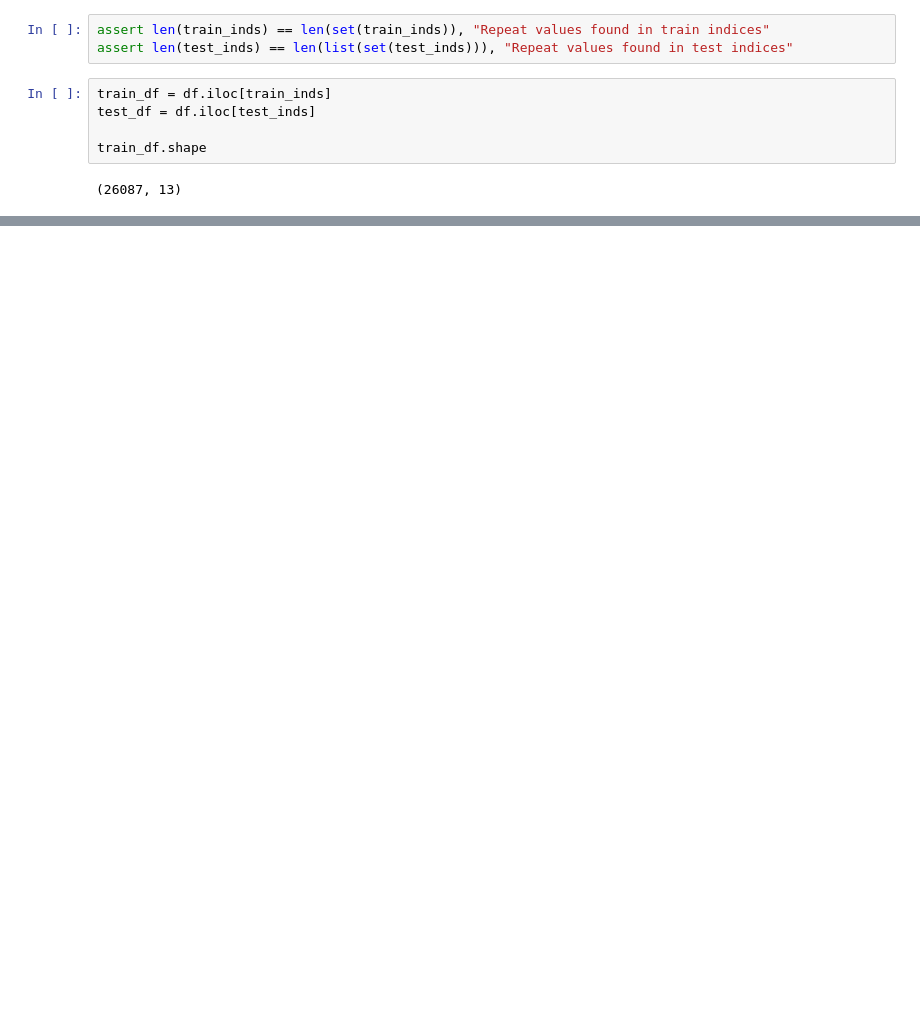
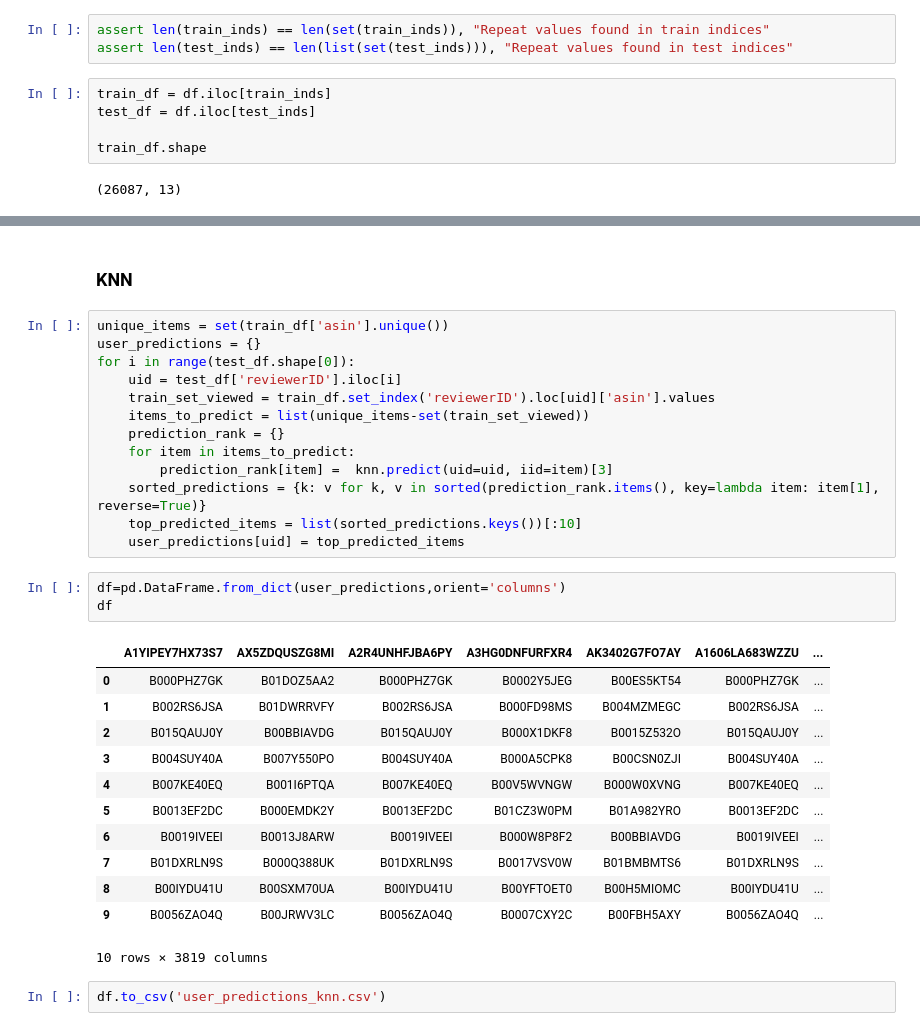
Before and after one commit to Ian-Hardy/CSE_272_HW2, a Jupyter notebook: HW_2_Recommenders.ipynb, the cells around one changed output, grey strips where cells are left out. Cells and saved outputs as stored; diff of their text form; blank space fills up the shorter version.

```diff
--- a/HW_2_Recommenders.ipynb
+++ b/HW_2_Recommenders.ipynb
@@ -207,0 +439,33 @@ df.to_csv('user_predictions.csv')
+# %% [markdown]
+### KNN
+# %%
+unique_items = set(train_df['asin'].unique())
+user_predictions = {}
+for i in range(test_df.shape[0]):
+    uid = test_df['reviewerID'].iloc[i]
+    train_set_viewed = train_df.set_index('reviewerID').loc[uid]['asin'].values
+    items_to_predict = list(unique_items-set(train_set_viewed))
+    prediction_rank = {}
+    for item in items_to_predict:
+        prediction_rank[item] =  knn.predict(uid=uid, iid=item)[3]
+    sorted_predictions = {k: v for k, v in sorted(prediction_rank.items(), key=lambda item: item[1], reverse=True)}
+    top_predicted_items = list(sorted_predictions.keys())[:10]
+    user_predictions[uid] = top_predicted_items
+# %%
+df=pd.DataFrame.from_dict(user_predictions,orient='columns')
+df
+# %% [output]
+|  | A1YIPEY7HX73S7 | AX5ZDQUSZG8MI | A2R4UNHFJBA6PY | A3HG0DNFURFXR4 | AK3402G7FO7AY | A1606LA683WZZU | ... |
+| 0 | B000PHZ7GK | B01DOZ5AA2 | B000PHZ7GK | B0002Y5JEG | B00ES5KT54 | B000PHZ7GK | ... |
+| 1 | B002RS6JSA | B01DWRRVFY | B002RS6JSA | B000FD98MS | B004MZMEGC | B002RS6JSA | ... |
+| 2 | B015QAUJ0Y | B00BBIAVDG | B015QAUJ0Y | B000X1DKF8 | B0015Z532O | B015QAUJ0Y | ... |
+| 3 | B004SUY40A | B007Y550PO | B004SUY40A | B000A5CPK8 | B00CSN0ZJI | B004SUY40A | ... |
+| 4 | B007KE40EQ | B001I6PTQA | B007KE40EQ | B00V5WVNGW | B000W0XVNG | B007KE40EQ | ... |
+| 5 | B0013EF2DC | B000EMDK2Y | B0013EF2DC | B01CZ3W0PM | B01A982YRO | B0013EF2DC | ... |
+| 6 | B0019IVEEI | B0013J8ARW | B0019IVEEI | B000W8P8F2 | B00BBIAVDG | B0019IVEEI | ... |
+| 7 | B01DXRLN9S | B000Q388UK | B01DXRLN9S | B0017VSV0W | B01BMBMTS6 | B01DXRLN9S | ... |
+| 8 | B00IYDU41U | B00SXM70UA | B00IYDU41U | B00YFTOET0 | B00H5MIOMC | B00IYDU41U | ... |
+| 9 | B0056ZAO4Q | B00JRWV3LC | B0056ZAO4Q | B0007CXY2C | B00FBH5AXY | B0056ZAO4Q | ... |
+10 rows × 3819 columns
+# %%
+df.to_csv('user_predictions_knn.csv')
```
Also changed, not shown: parts of 48 cells of this notebook, 4 other files.
